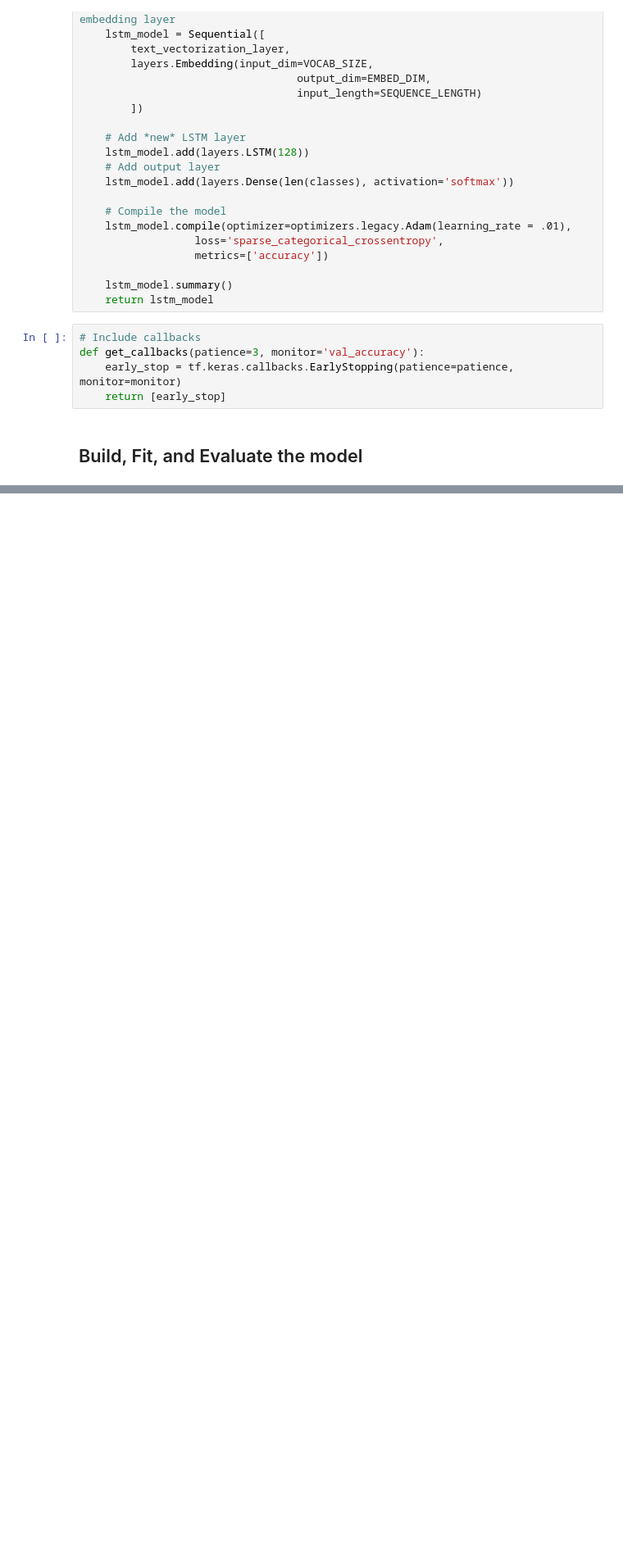
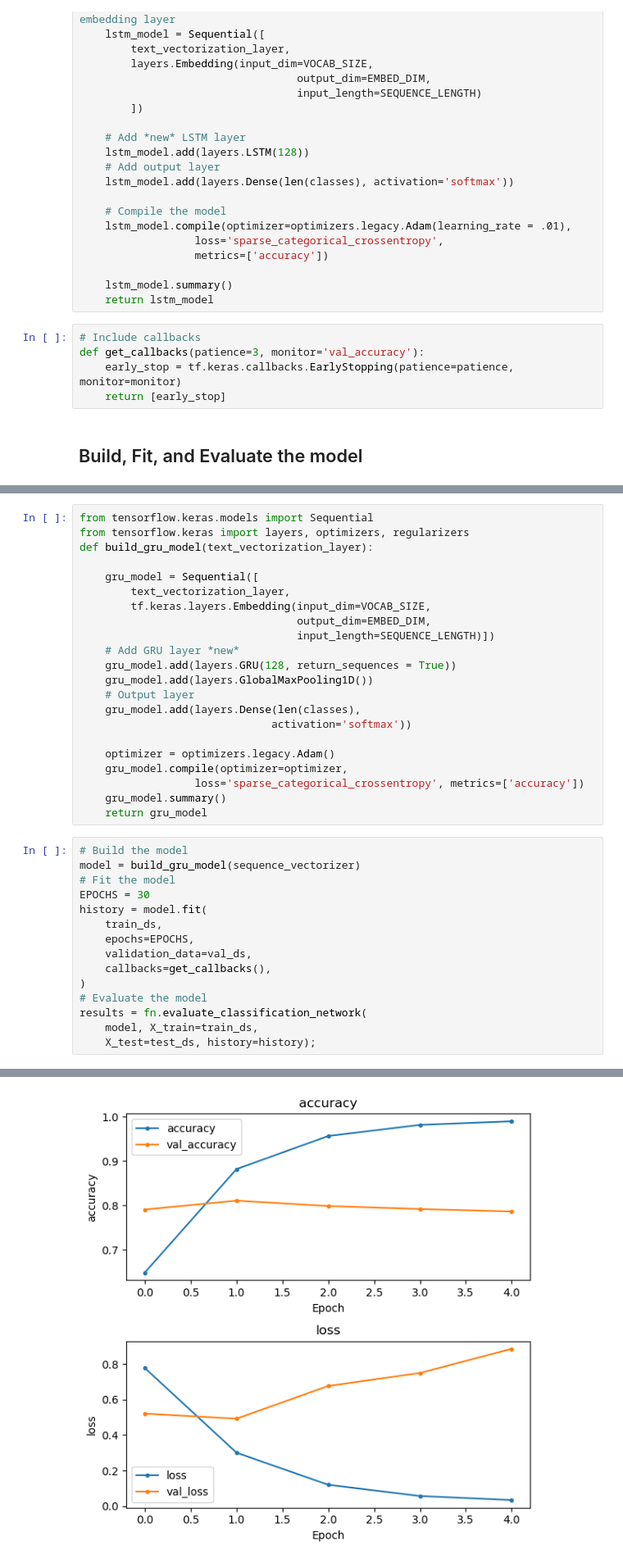
Before and after one commit to EhLeeOod/advanced-machine-learning, a Jupyter notebook: core-lstm-gru.ipynb, the cells around one changed output, grey strips where cells are left out. Shown at 82% size. Saved outputs shown, nothing was run; the diff lists cells and outputs as text; blank space fills up the shorter version.

Commit message:
build and evaluate gru model

```diff
--- a/core-lstm-gru.ipynb
+++ b/core-lstm-gru.ipynb
@@ -405,0 +443,38 @@ NameError: name 'fn' is not defined
+# %%
+from tensorflow.keras.models import Sequential
+from tensorflow.keras import layers, optimizers, regularizers
+def build_gru_model(text_vectorization_layer):
+
+    gru_model = Sequential([
+        text_vectorization_layer,
+        tf.keras.layers.Embedding(input_dim=VOCAB_SIZE,
+                                  output_dim=EMBED_DIM,
+                                  input_length=SEQUENCE_LENGTH)])
+    # Add GRU layer *new*
+    gru_model.add(layers.GRU(128, return_sequences = True))
+    gru_model.add(layers.GlobalMaxPooling1D())
+    # Output layer
+    gru_model.add(layers.Dense(len(classes),
+                              activation='softmax'))
+
+    optimizer = optimizers.legacy.Adam()
+    gru_model.compile(optimizer=optimizer,
+                  loss='sparse_categorical_crossentropy', metrics=['accuracy'])
+    gru_model.summary()
+    return gru_model
+# %%
+# Build the model
+model = build_gru_model(sequence_vectorizer)
+# Fit the model
+EPOCHS = 30
+history = model.fit(
+    train_ds,
+    epochs=EPOCHS,
+    validation_data=val_ds,
+    callbacks=get_callbacks(),
+)
+# Evaluate the model
+results = fn.evaluate_classification_network(
+    model, X_train=train_ds,
+    X_test=test_ds, history=history);
+# %% [output]
@@ -405,0 +498 @@ NameError: name 'fn' is not defined
+[figure, added]
```
Also changed, not shown: parts of 3 cells of this notebook.
